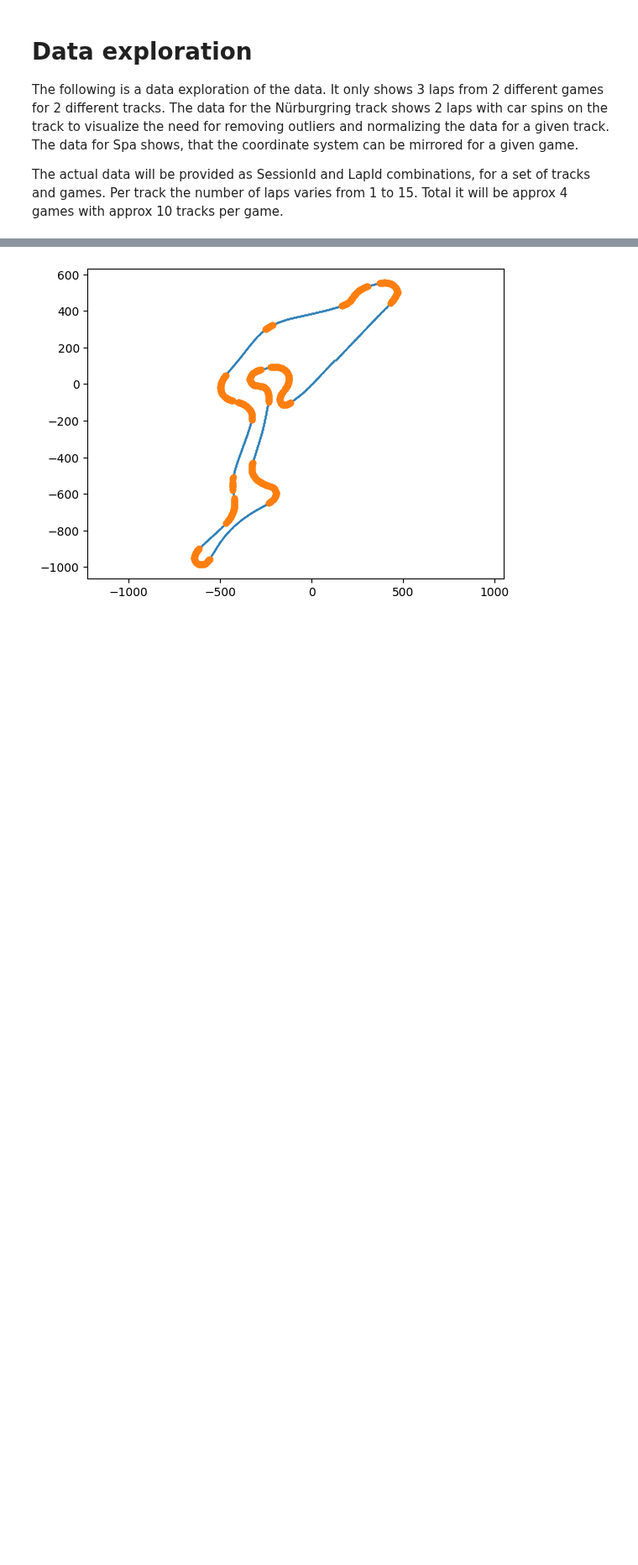
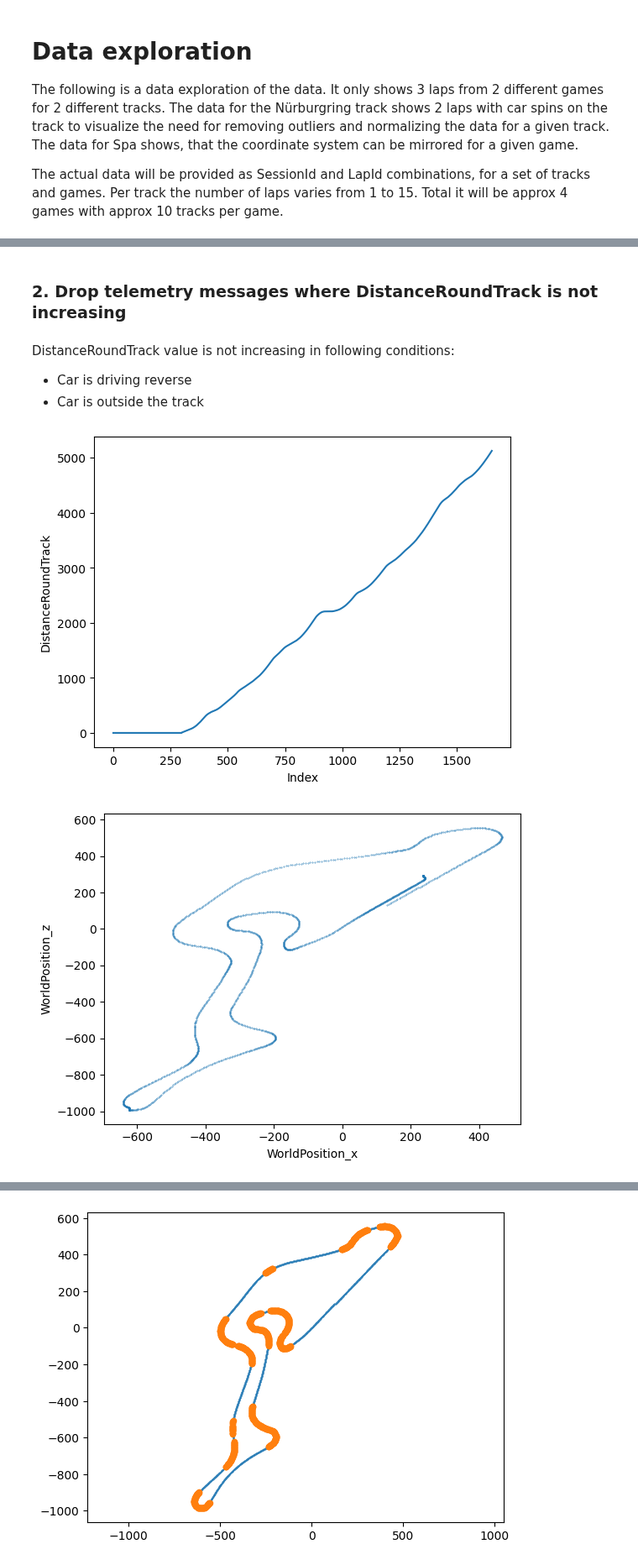
Before and after one commit to b4mad/racing, a Jupyter notebook: notebooks/track_sections_from_coordinates.ipynb, the cells around one changed output, grey strips where cells are left out. Shown at 84% size. Cells and saved outputs as stored; diff of their text form; code cells hidden in the pictures; blank space fills up the shorter version.

Commit message:
commit message

```diff
--- a/notebooks/track_sections_from_coordinates.ipynb
+++ b/notebooks/track_sections_from_coordinates.ipynb
@@ -206,0 +242,22 @@ def split_laps(distance, points, threshold=100):
+# %% [markdown]
+### 2. Drop telemetry messages where DistanceRoundTrack is not increasing
+# %% [markdown]
+DistanceRoundTrack value is not increasing in following conditions:
+  * Car is driving reverse
+  * Car is outside the track
+# %%
+plt.figure()
+plt.plot(laps[0]['distances'])
+plt.xlabel('Index')
+plt.ylabel('DistanceRoundTrack')
+
+plt.figure()
+x = laps[0]['points'][:,0]
+y = laps[0]['points'][:,1]
+plt.scatter(x, y, s=0.1)
+plt.xlabel('WorldPosition_x')
+plt.ylabel('WorldPosition_z')
+plt.show()
+# %% [output]
+[figure, added]
+[figure, added]
```
Also changed, not shown: parts of 18 cells of this notebook.
